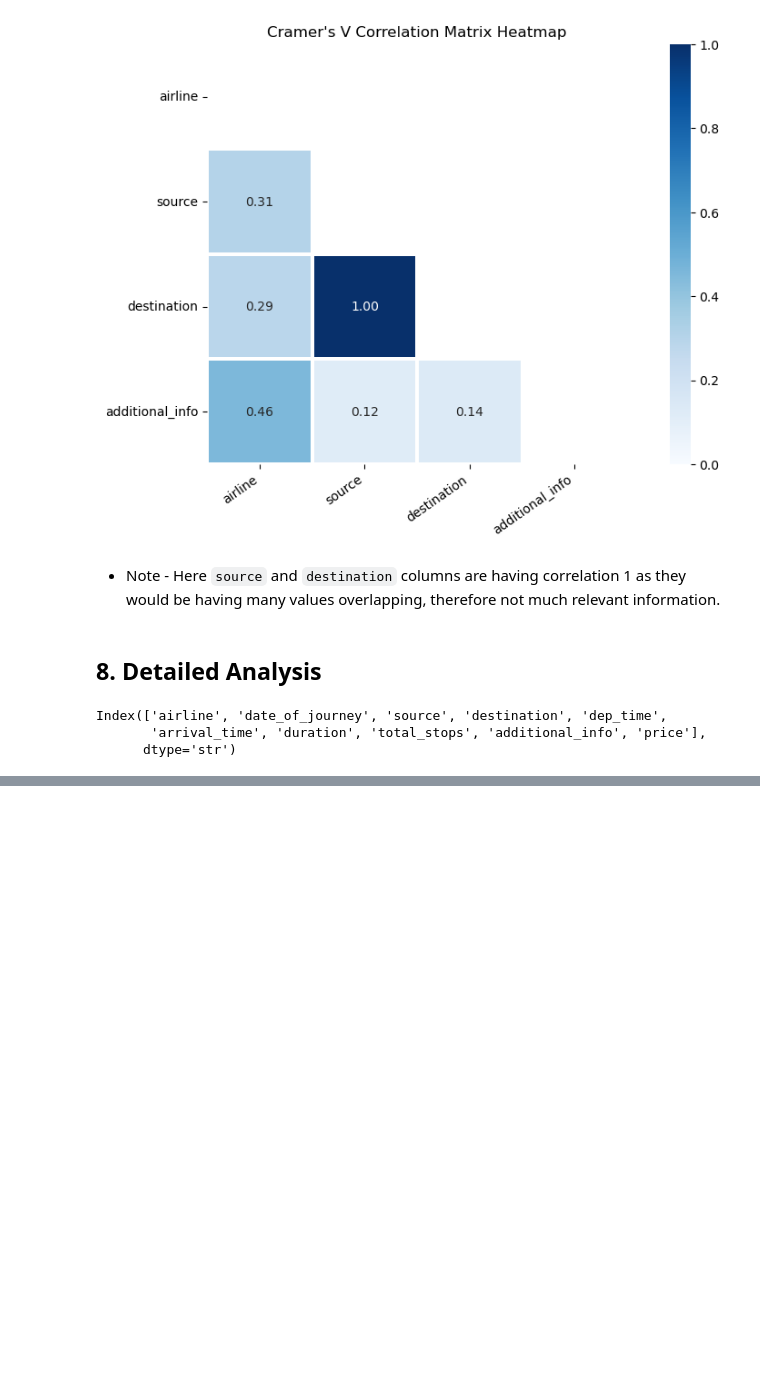
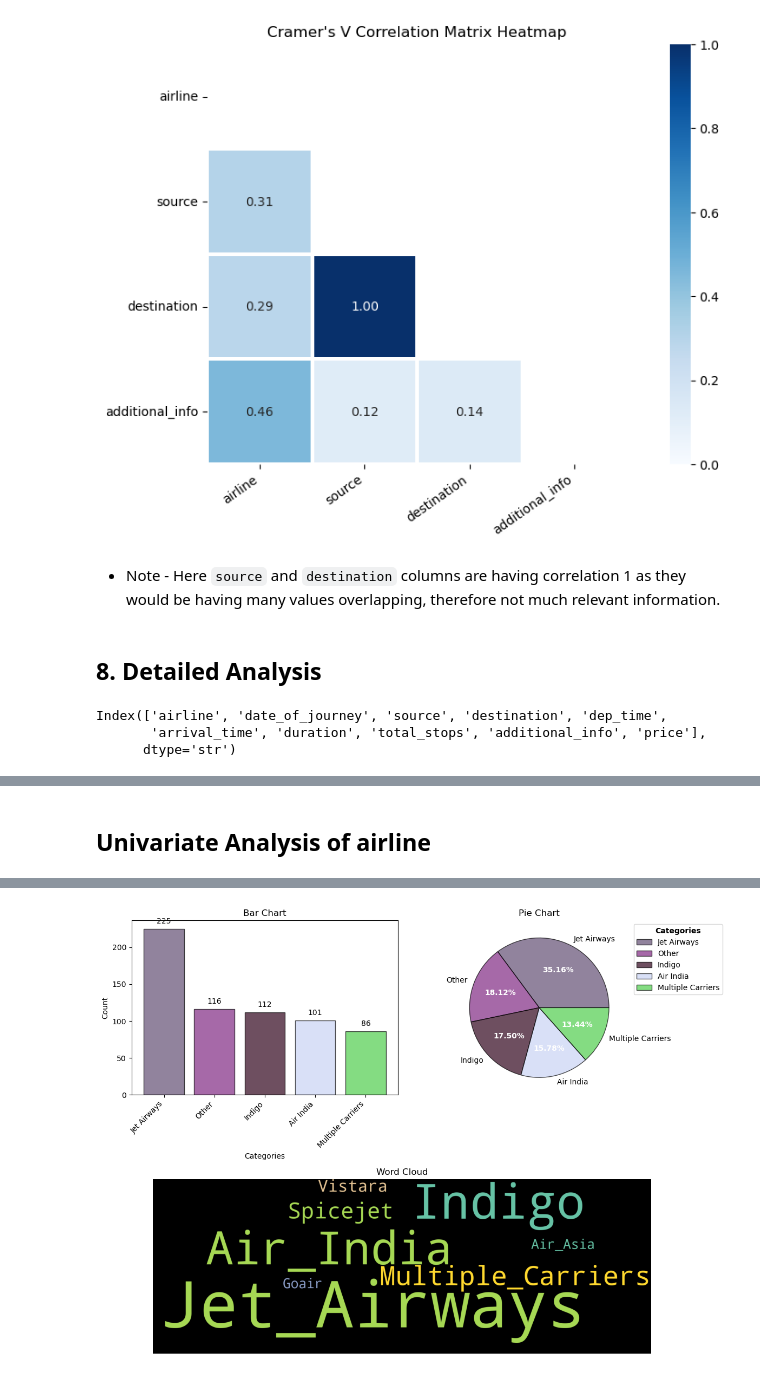
Before and after one commit to Ashish-gaba/Flight-Price-Prediction-using-AWS-Sagemaker, a Jupyter notebook: notebooks/eda.ipynb, the cells around one changed output, grey strips where cells are left out. Drawn from its saved outputs; the diff is of its cells as text; code cells hidden in the pictures; blank space fills up the shorter version.

```diff
--- a/notebooks/eda.ipynb
+++ b/notebooks/eda.ipynb
@@ -212,0 +265,4 @@ Index(['airline', 'date_of_journey', 'source', 'destination', 'dep_time',
+# %%
+eda_helper_functions.cat_univar_plots(train, "airline", show_wordcloud=True, k=4)
+# %% [output]
+Univariate Analysis of airline
@@ -212,0 +270 @@ Index(['airline', 'date_of_journey', 'source', 'destination', 'dep_time',
+[figure, added]
```
Also changed, not shown: parts of 48 cells of this notebook, 1 other file.
